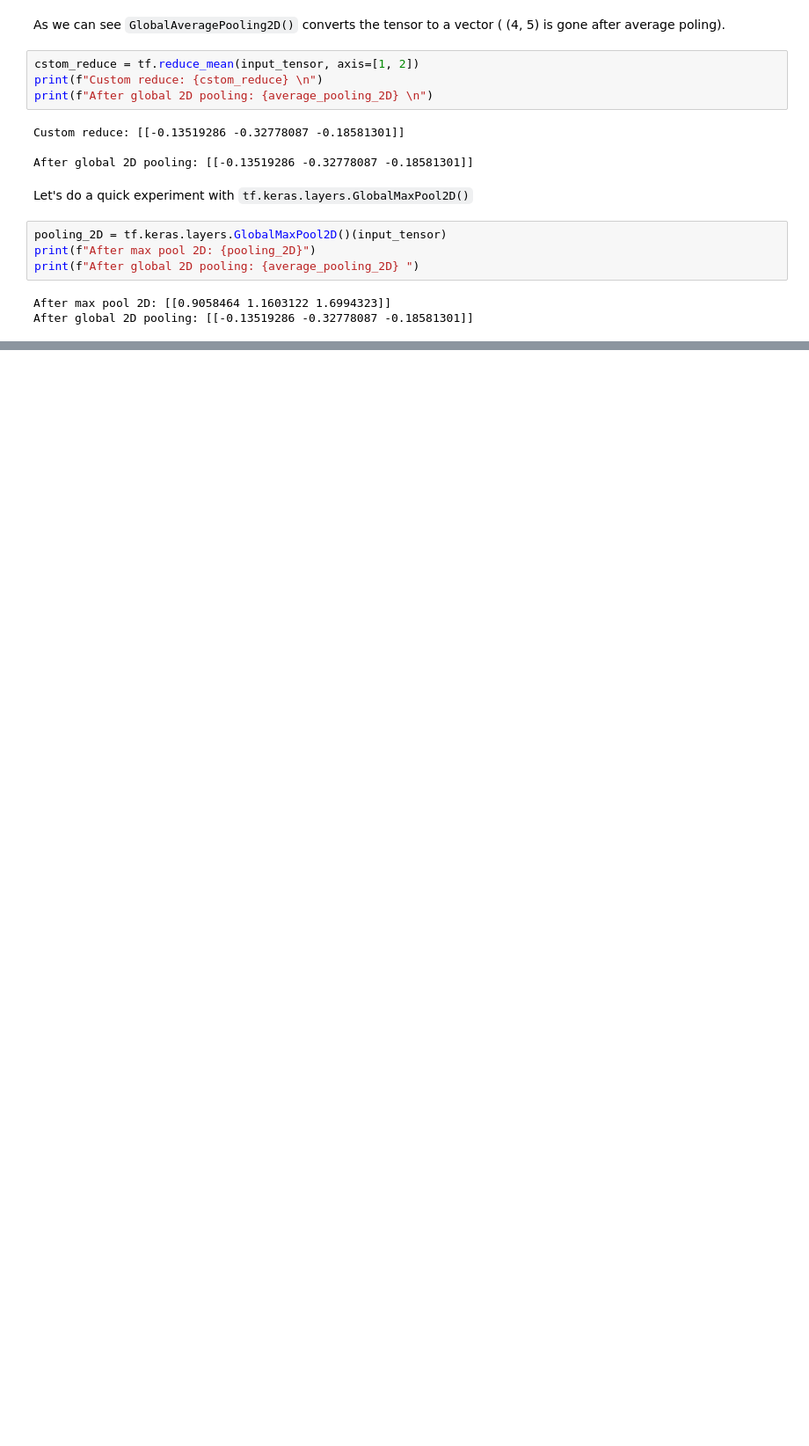
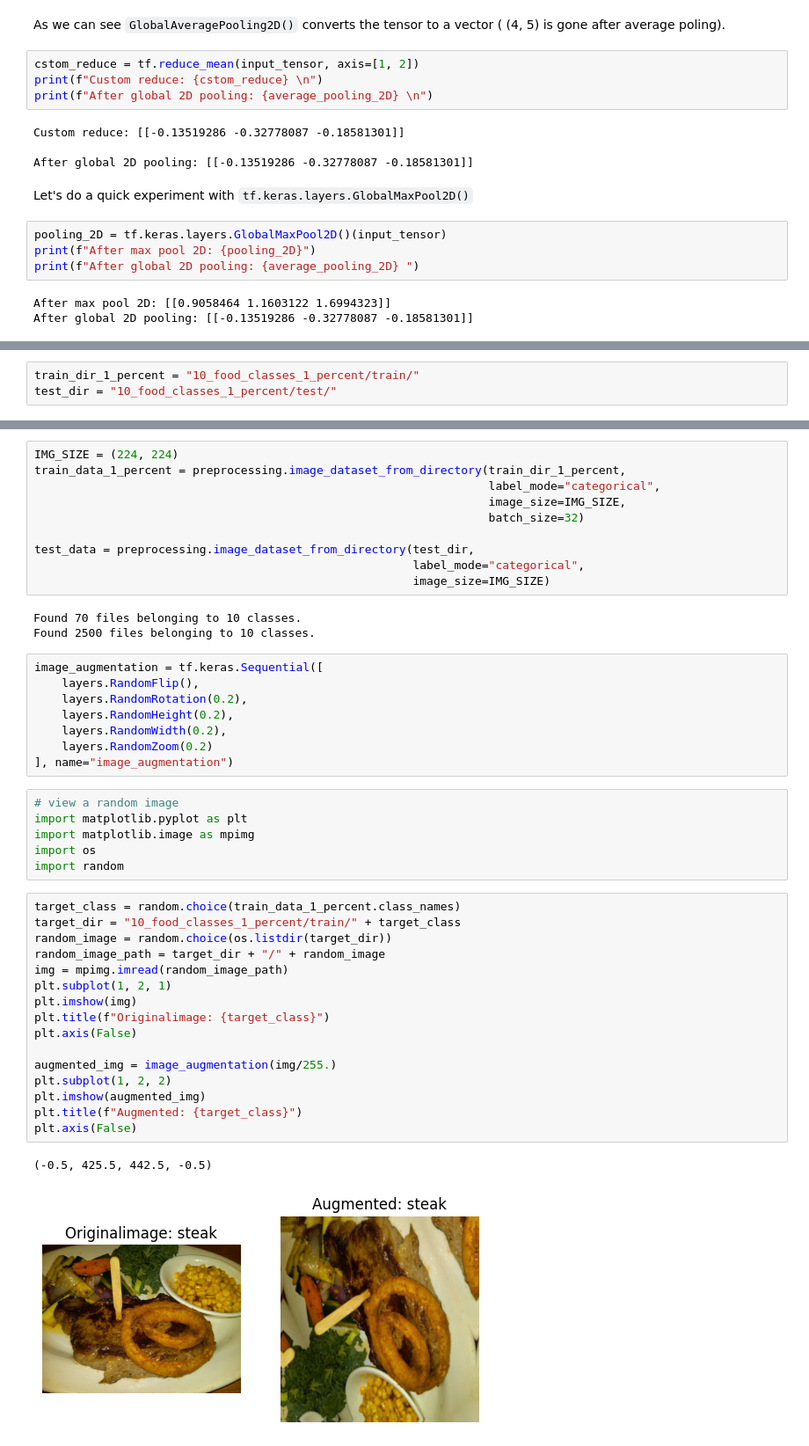
Before and after one commit to jahidul39306/TF_Journey, a Jupyter notebook: 5. Transfer Learning (Fine Tuning)/fine_tuning.ipynb, the cells around one changed output, grey strips where cells are left out. Shown at 88% size. Cells and saved outputs as stored; diff of their text form; blank space fills up the shorter version.

Commit message:
model_1: 1% data with augmentation

```diff
--- a/5. Transfer Learning (Fine Tuning)/fine_tuning.ipynb
+++ b/5. Transfer Learning (Fine Tuning)/fine_tuning.ipynb
@@ -248,0 +270,3 @@ After global 2D pooling: [[-0.13519286 -0.32778087 -0.18581301]]
+# %%
+train_dir_1_percent = "10_food_classes_1_percent/train/"
+test_dir = "10_food_classes_1_percent/test/"
@@ -248,0 +287,46 @@ After global 2D pooling: [[-0.13519286 -0.32778087 -0.18581301]]
+# %%
+IMG_SIZE = (224, 224)
+train_data_1_percent = preprocessing.image_dataset_from_directory(train_dir_1_percent,
+                                                                  label_mode="categorical",
+                                                                  image_size=IMG_SIZE,
+                                                                  batch_size=32)
+
+test_data = preprocessing.image_dataset_from_directory(test_dir,
+                                                       label_mode="categorical",
+                                                       image_size=IMG_SIZE)
+# %% [output]
+Found 70 files belonging to 10 classes.
+Found 2500 files belonging to 10 classes.
+# %%
+image_augmentation = tf.keras.Sequential([
+    layers.RandomFlip(),
+    layers.RandomRotation(0.2),
+    layers.RandomHeight(0.2),
+    layers.RandomWidth(0.2),
+    layers.RandomZoom(0.2)
+], name="image_augmentation")
+# %%
+# view a random image
+import matplotlib.pyplot as plt
+import matplotlib.image as mpimg
+import os
+import random
+# %%
+target_class = random.choice(train_data_1_percent.class_names)
+target_dir = "10_food_classes_1_percent/train/" + target_class
+random_image = random.choice(os.listdir(target_dir))
+random_image_path = target_dir + "/" + random_image
+img = mpimg.imread(random_image_path)
+plt.subplot(1, 2, 1)
+plt.imshow(img)
+plt.title(f"Originalimage: {target_class}")
+plt.axis(False)
+
+augmented_img = image_augmentation(img/255.)
+plt.subplot(1, 2, 2)
+plt.imshow(augmented_img)
+plt.title(f"Augmented: {target_class}")
+plt.axis(False)
+# %% [output]
+(-0.5, 425.5, 442.5, -0.5)
+[figure, added]
```
Also changed, not shown: parts of 12 cells of this notebook.
